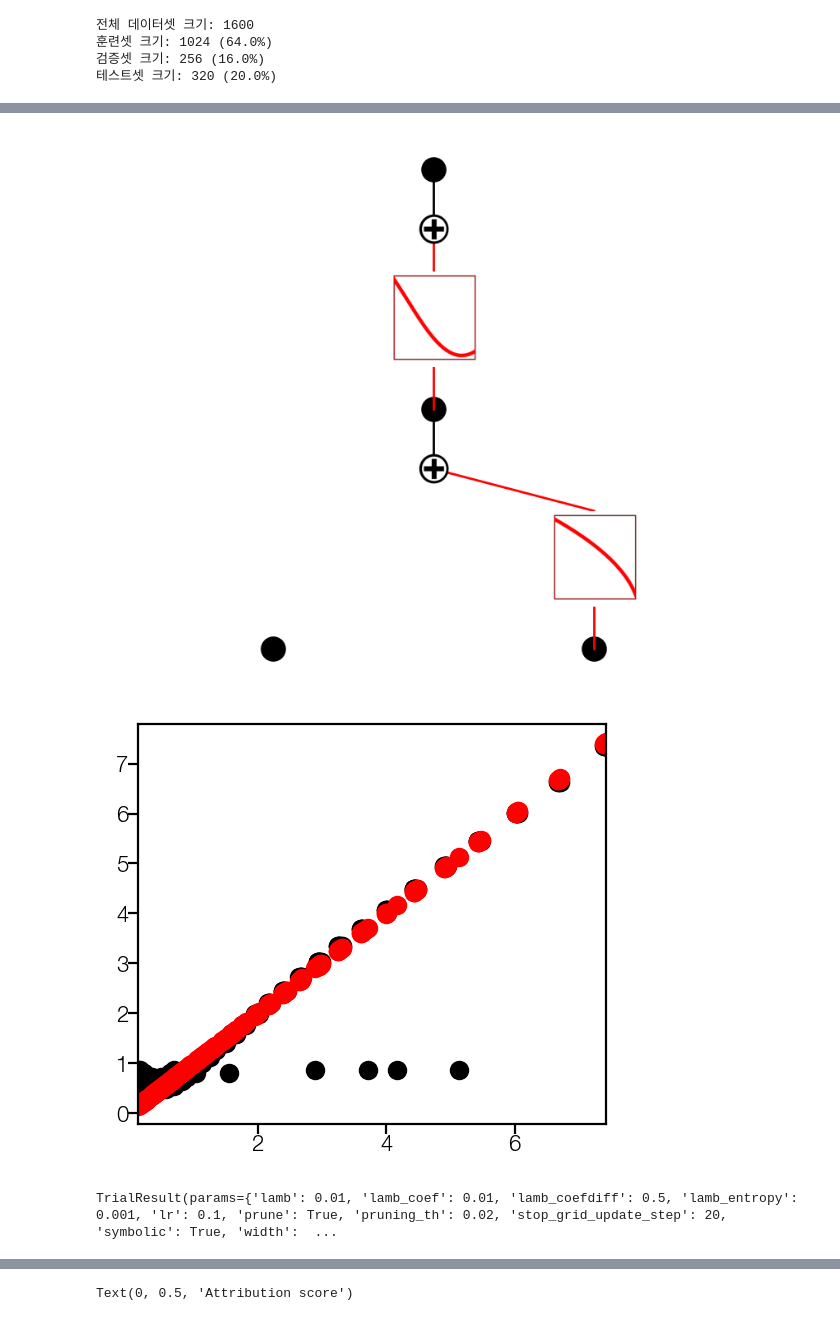
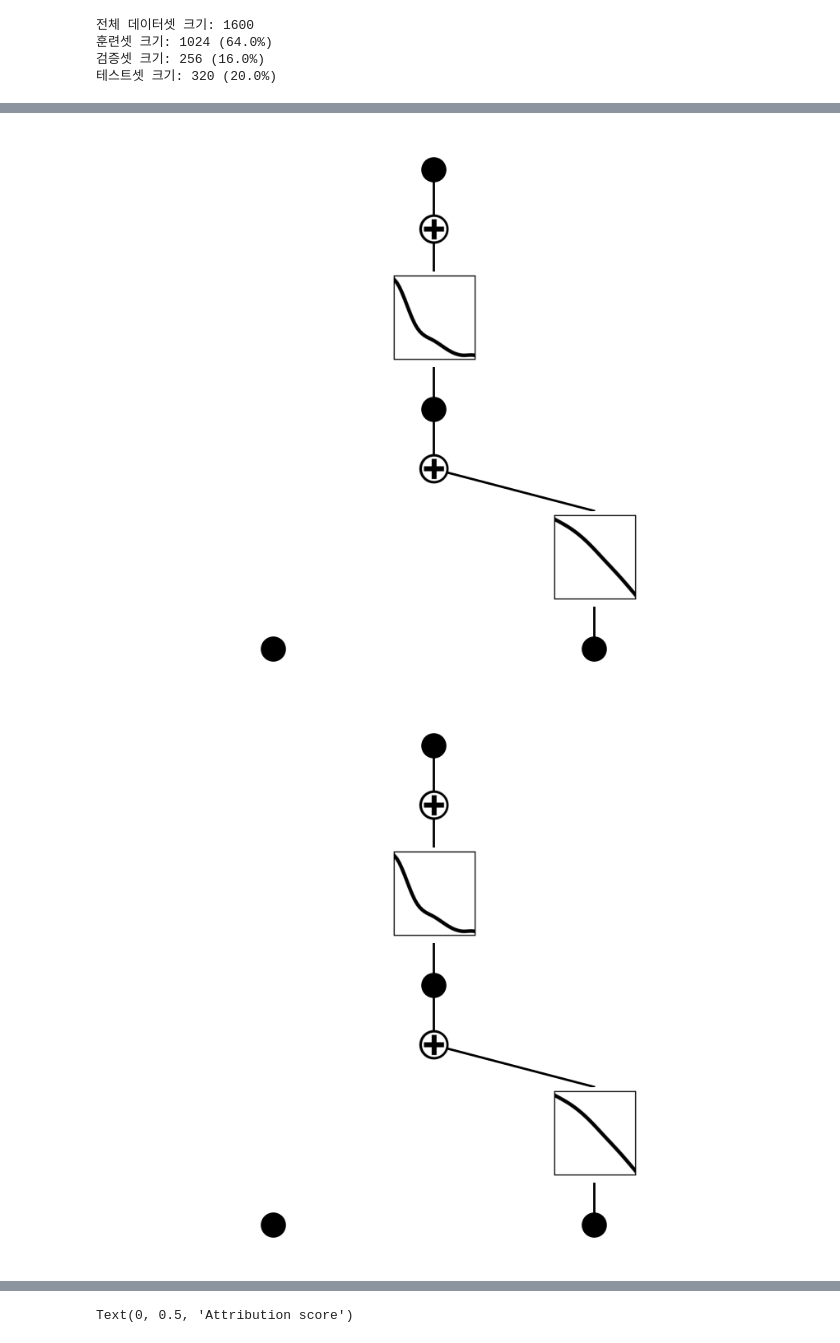
Before and after one commit to Hyein-coder/pykan, a Jupyter notebook: github/workflows/Hyein/toy_8_convex.ipynb, the cells around one changed output, grey strips where cells are left out. Saved outputs shown, nothing was run; the diff lists cells and outputs as text; code cells hidden in the pictures.

```diff
--- a/github/workflows/Hyein/toy_8_convex.ipynb
+++ b/github/workflows/Hyein/toy_8_convex.ipynb
@@ -16,7 +16,7 @@ root_dir = os.path.join(os.getcwd())
 save_dir = os.path.join(root_dir, "custom_figures", "material_01")
 os.makedirs(save_dir, exist_ok=True)
 
-f_param = "toy_8_20251121_0924"
+f_param = "toy_8_20251121_1814"
 save_heading = os.path.join(save_dir, f_param + "_analysis")
 d_opt = pd.read_excel(os.path.join(root_dir, 'multkan_sweep_autosave', f_param + ".xlsx"), sheet_name='best_avg_by_params')
 d_opt_flat = d_opt.iloc[0]
@@ -149,7 +149,7 @@ plt.show()
 from kan.experiments.multkan_hparam_sweep import evaluate_params
 params = {k: v for k, v in d_opt_flat.items() if "param_" in k}
 params = {key.replace('param_', ''): value for key, value in params.items()}
-# params['symbolic'] = True
+params['symbolic'] = False
 
 res, model, fit_kwargs, dataset = evaluate_params(
     X_train_norm, y_train_norm, X_val_norm, y_val_norm, params, X_test_norm, y_test_norm, 0, scaler_y, device.type,
@@ -171,3 +163,2 @@ fixing (1,0,0) with sin, r2=1.0, c=2
-[figure, old version]
+[figure, new version]
-[figure, old version]
+[figure, new version]
-TrialResult(params={'lamb': 0.01, 'lamb_coef': 0.01, 'lamb_coefdiff': 0.5, 'lamb_entropy': 0.001, 'lr': 0.1, 'prune': True, 'pruning_th': 0.02, 'stop_grid_update_step': 20, 'symbolic': True, 'width':  ...
```
Also changed, not shown: parts of 7 cells of this notebook, 6 other files.
